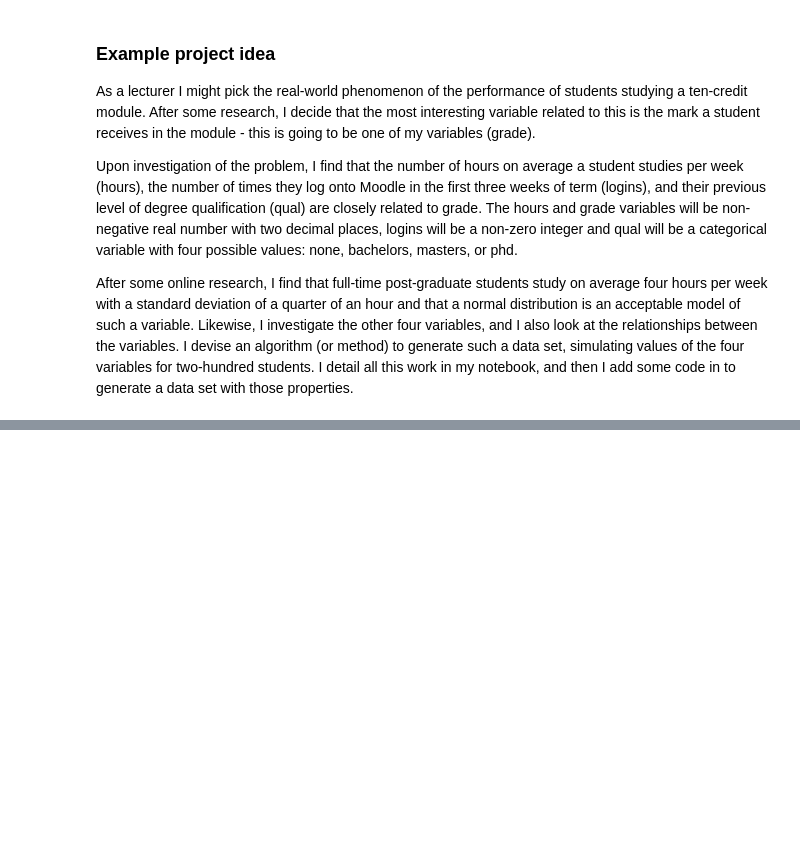
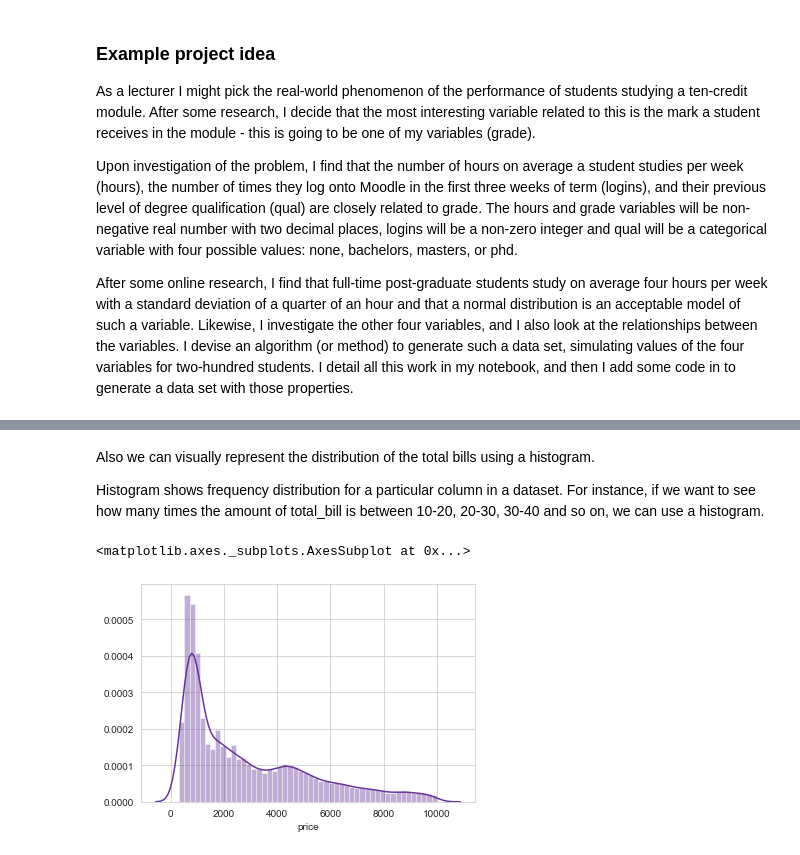
Before and after one commit to JuliaMal/ProgDA_Project2, a Jupyter notebook: Project2.ipynb, the cells around one changed output, grey strips where cells are left out. Saved outputs shown, nothing was run; the diff lists cells and outputs as text; code cells hidden in the pictures; blank space fills up the shorter version.

Commit message:
First test of dataset

```diff
--- a/Project2.ipynb
+++ b/Project2.ipynb
@@ -46,0 +55,4 @@ I add some code in to generate a data set with those properties.
+# %%
+# Importing the tips dataset from the local file
+df = pd.read_csv("diamonds_V2.csv")
+df.head()
@@ -46,0 +89,10 @@ I add some code in to generate a data set with those properties.
+# %% [markdown]
+Also we can visually represent the distribution of the total bills using a histogram.
+
+Histogram shows frequency distribution for a particular column in a dataset. For instance, if we want to see how many times the amount of total_bill is between 10-20, 20-30, 30-40 and so on, we can use a histogram.
+# %%
+sns.set_style("whitegrid")
+sns.distplot(df['price'], color="rebeccapurple")
+# %% [output]
+<matplotlib.axes._subplots.AxesSubplot at 0x...>
+[figure, added]
```
Also changed, not shown: parts of 24 cells of this notebook, 2 other files.
